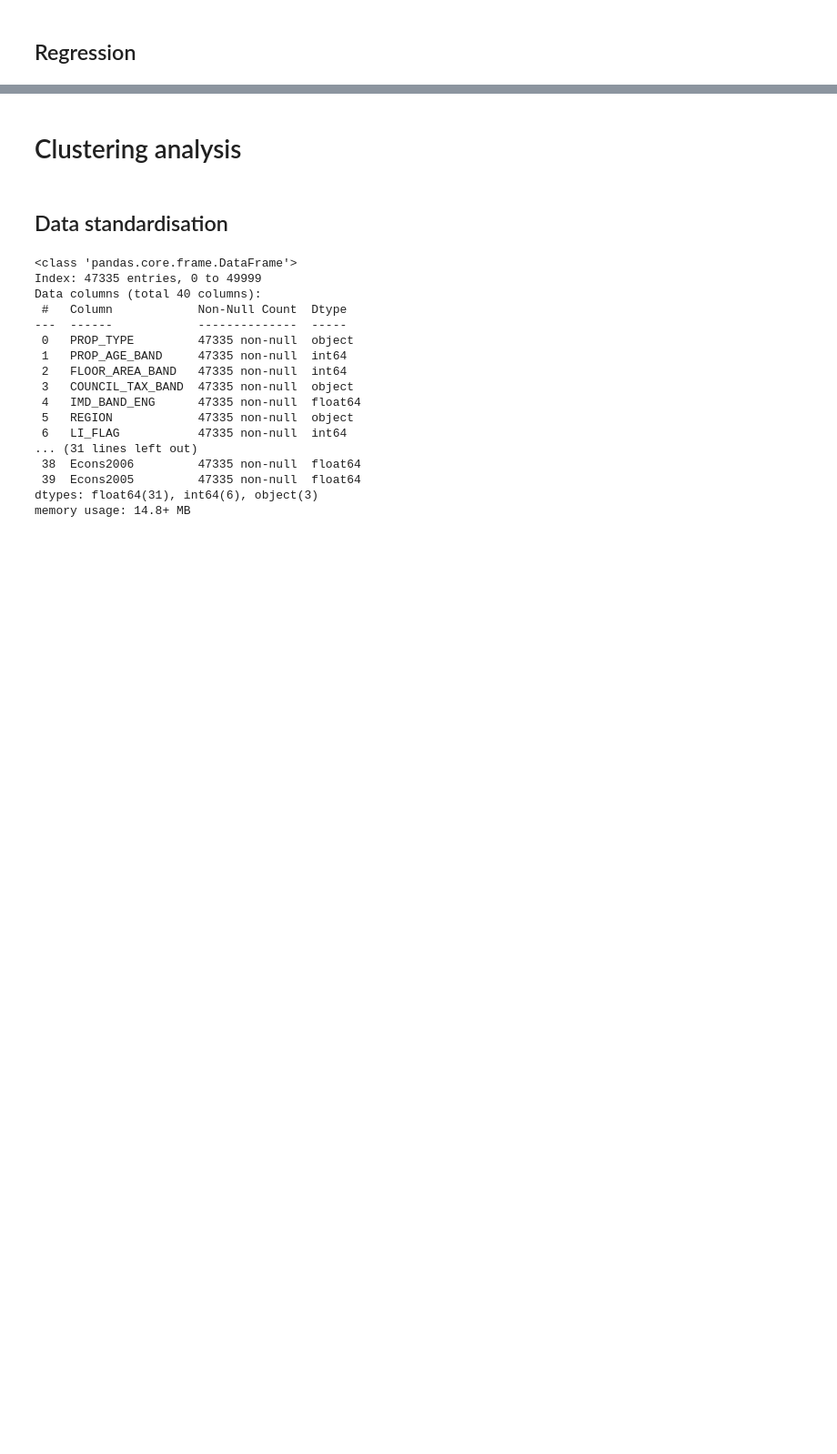
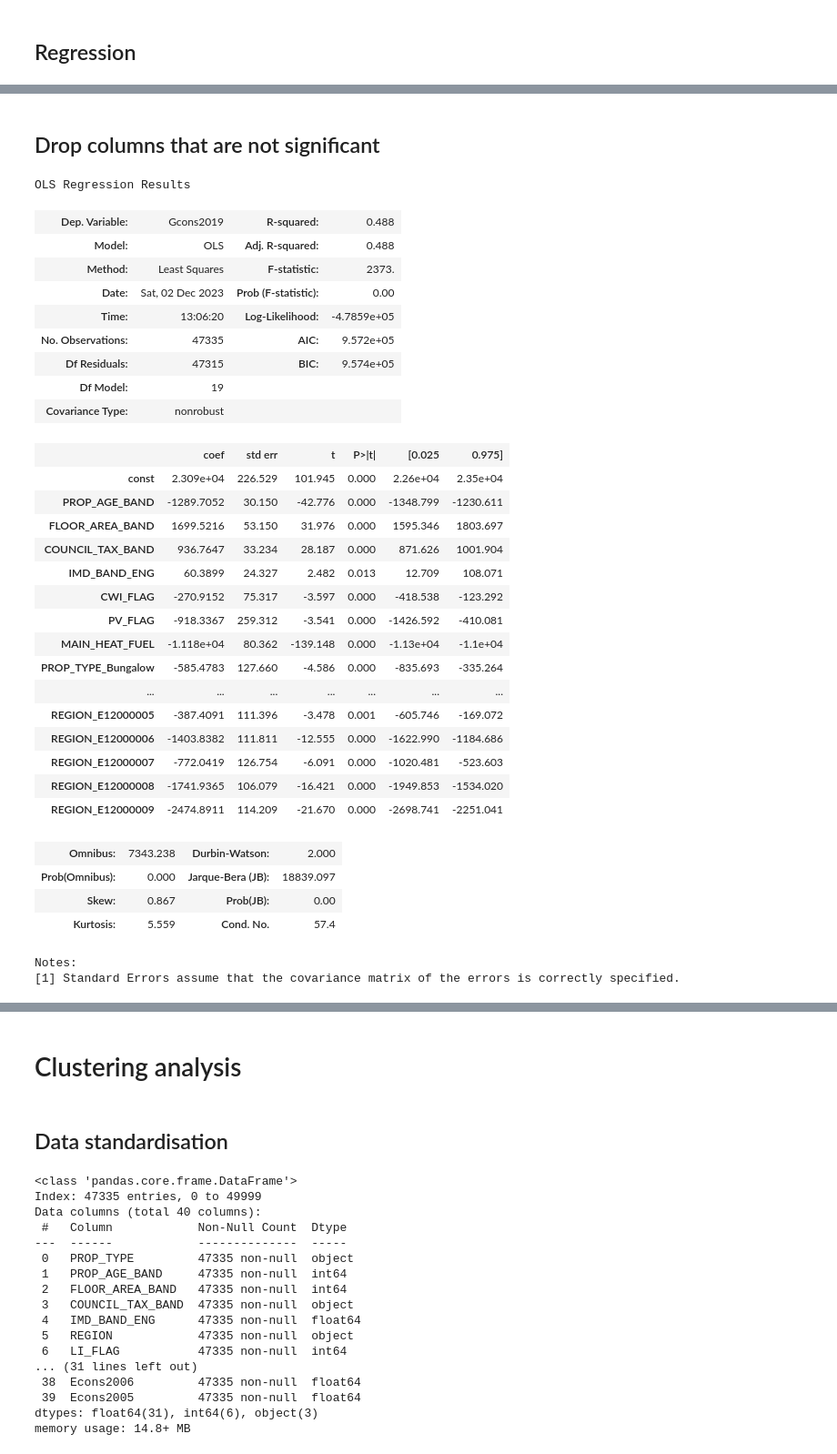
Before and after one commit to gordenleee/QM_Group_Work, a Jupyter notebook: group_assignment.ipynb, the cells around one changed output, grey strips where cells are left out. Shown at 91% size. Drawn from its saved outputs; the diff is of its cells as text; code cells hidden in the pictures; blank space fills up the shorter version.

```diff
--- a/group_assignment.ipynb
+++ b/group_assignment.ipynb
@@ -320,2 +318,63 @@ OLS Regression Results
 Notes:
 [1] Standard Errors assume that the covariance matrix of the errors is correctly specified.
+# %% [markdown]
+## Drop columns that are not significant
+# %%
+def looper(limit):
+    cols = ['PROP_AGE_BAND', 'FLOOR_AREA_BAND', 'COUNCIL_TAX_BAND', 'IMD_BAND_ENG',
+       'LI_FLAG', 'CWI_FLAG', 'PV_FLAG', 'MAIN_HEAT_FUEL',
+       'PROP_TYPE_Bungalow', 'PROP_TYPE_End terrace', 'PROP_TYPE_Flat',
+       'PROP_TYPE_Mid terrace', 'PROP_TYPE_Semi detached', 'REGION_E12000002',
+       'REGION_E12000003', 'REGION_E12000004', 'REGION_E12000005',
+       'REGION_E12000006', 'REGION_E12000007', 'REGION_E12000008',
+       'REGION_E12000009']
+    for i in range(len(cols)):
+        data1 = df_filtered_numeric[cols]
+        x = sm.add_constant(data1) #生成自变量
+        y = df_filtered_numeric['Gcons2019'] #生成因变量
+        model = sm.OLS(y, x) #生成模型
+        result = model.fit() #模型拟合
+        pvalues = result.pvalues #得到结果中所有P值
+        pvalues.drop('const',inplace=True) #把const取得
+        pmax = max(pvalues) #选出最大的P值
+        if pmax>limit:
+            ind = pvalues.idxmax() #找出最大P值的index
+            cols.remove(ind) #把这个index从cols中删除
+        else:
+            return result
+
+result = looper(0.05)
+result.summary()
+# %% [output]
+OLS Regression Results
+| Dep. Variable: | Gcons2019 | R-squared: | 0.488 |
+| Model: | OLS | Adj. R-squared: | 0.488 |
+| Method: | Least Squares | F-statistic: | 2373. |
+| Date: | Sat, 02 Dec 2023 | Prob (F-statistic): | 0.00 |
+| Time: | 13:06:20 | Log-Likelihood: | -4.7859e+05 |
+| No. Observations: | 47335 | AIC: | 9.572e+05 |
+| Df Residuals: | 47315 | BIC: | 9.574e+05 |
+| Df Model: | 19 |  |  |
+| Covariance Type: | nonrobust |  |  |
+|  | coef | std err | t | P>|t| | [0.025 | 0.975] |
+| const | 2.309e+04 | 226.529 | 101.945 | 0.000 | 2.26e+04 | 2.35e+04 |
+| PROP_AGE_BAND | -1289.7052 | 30.150 | -42.776 | 0.000 | -1348.799 | -1230.611 |
+| FLOOR_AREA_BAND | 1699.5216 | 53.150 | 31.976 | 0.000 | 1595.346 | 1803.697 |
+| COUNCIL_TAX_BAND | 936.7647 | 33.234 | 28.187 | 0.000 | 871.626 | 1001.904 |
+| IMD_BAND_ENG | 60.3899 | 24.327 | 2.482 | 0.013 | 12.709 | 108.071 |
+| CWI_FLAG | -270.9152 | 75.317 | -3.597 | 0.000 | -418.538 | -123.292 |
+| PV_FLAG | -918.3367 | 259.312 | -3.541 | 0.000 | -1426.592 | -410.081 |
+| MAIN_HEAT_FUEL | -1.118e+04 | 80.362 | -139.148 | 0.000 | -1.13e+04 | -1.1e+04 |
+| PROP_TYPE_Bungalow | -585.4783 | 127.660 | -4.586 | 0.000 | -835.693 | -335.264 |
+| ... | ... | ... | ... | ... | ... | ... |
+| REGION_E12000005 | -387.4091 | 111.396 | -3.478 | 0.001 | -605.746 | -169.072 |
+| REGION_E12000006 | -1403.8382 | 111.811 | -12.555 | 0.000 | -1622.990 | -1184.686 |
+| REGION_E12000007 | -772.0419 | 126.754 | -6.091 | 0.000 | -1020.481 | -523.603 |
+| REGION_E12000008 | -1741.9365 | 106.079 | -16.421 | 0.000 | -1949.853 | -1534.020 |
+| REGION_E12000009 | -2474.8911 | 114.209 | -21.670 | 0.000 | -2698.741 | -2251.041 |
+| Omnibus: | 7343.238 | Durbin-Watson: | 2.000 |
+| Prob(Omnibus): | 0.000 | Jarque-Bera (JB): | 18839.097 |
+| Skew: | 0.867 | Prob(JB): | 0.00 |
+| Kurtosis: | 5.559 | Cond. No. | 57.4 |
+Notes:
+[1] Standard Errors assume that the covariance matrix of the errors is correctly specified.
```
Also changed, not shown: parts of 18 cells of this notebook.
